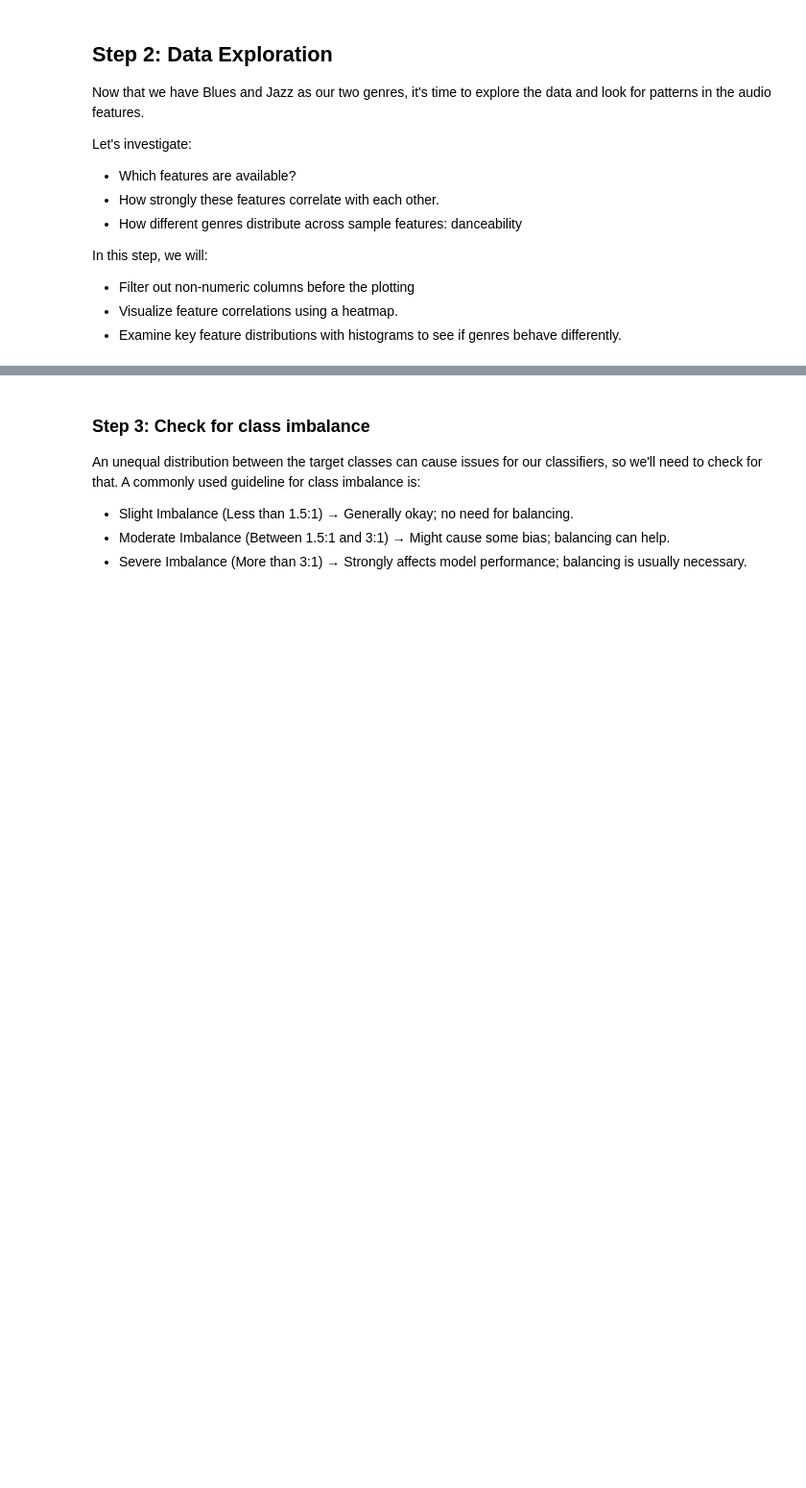
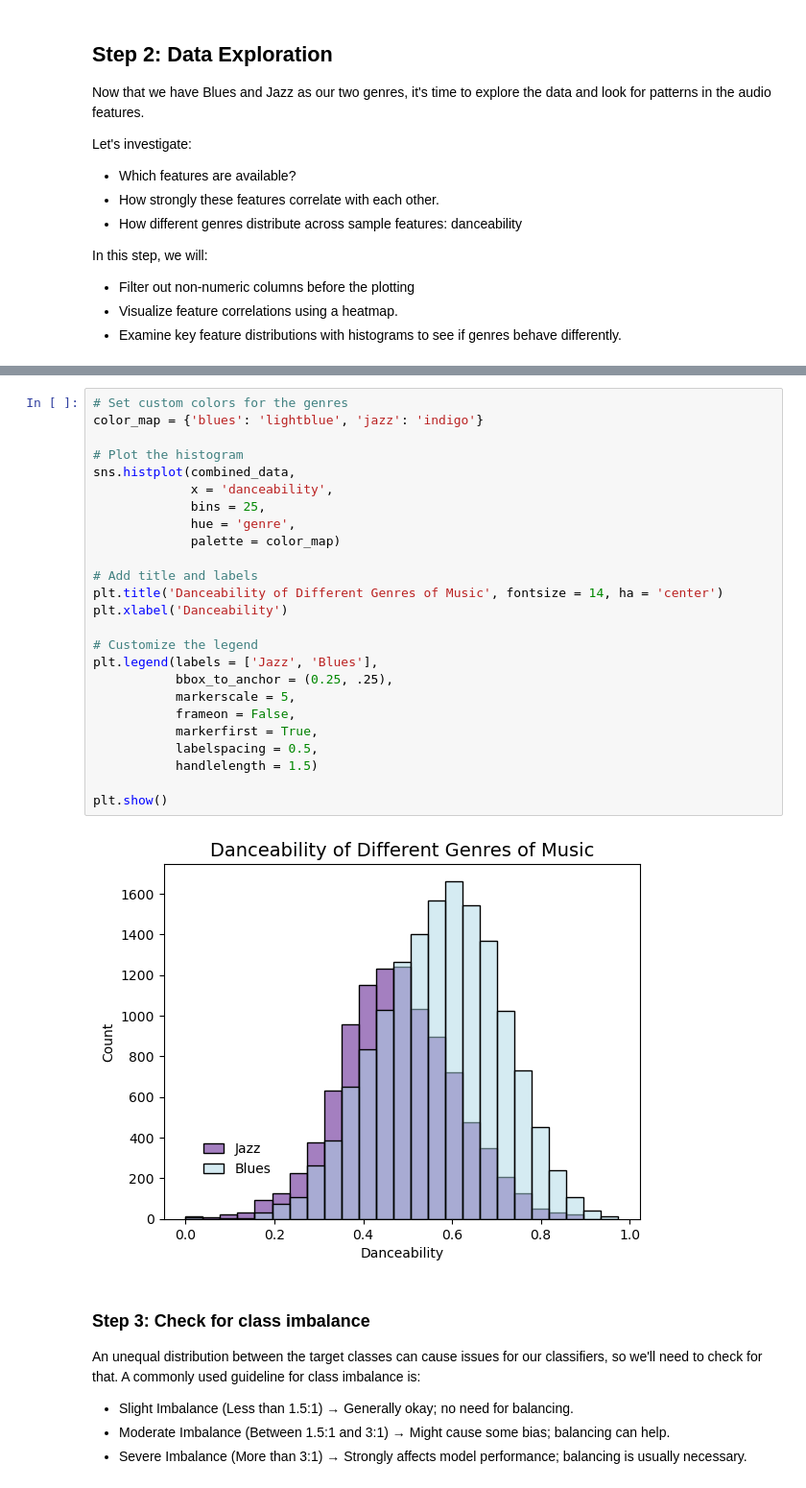
Before and after one commit to stephenccodes/EDS232-labs, a Jupyter notebook: Week4/lab4-spotify.ipynb, the cells around one changed output, grey strips where cells are left out. Shown at 96% size. Cells and saved outputs as stored; diff of their text form; blank space fills up the shorter version.

```diff
--- a/Week4/lab4-spotify.ipynb
+++ b/Week4/lab4-spotify.ipynb
@@ -96,3 +121,30 @@ numeric_features['genre'] =
+# %%
+# Set custom colors for the genres
+color_map = {'blues': 'lightblue', 'jazz': 'indigo'}
+
+# Plot the histogram
+sns.histplot(combined_data,
+             x = 'danceability',
+             bins = 25,
+             hue = 'genre',
+             palette = color_map)
+
+# Add title and labels
+plt.title('Danceability of Different Genres of Music', fontsize = 14, ha = 'center')
+plt.xlabel('Danceability')
+
+# Customize the legend
+plt.legend(labels = ['Jazz', 'Blues'],
+           bbox_to_anchor = (0.25, .25),
+           markerscale = 5,
+           frameon = False,
+           markerfirst = True,
+           labelspacing = 0.5,
+           handlelength = 1.5)
+
+plt.show()
+# %% [output]
+[figure, added]
 # %% [markdown]
 ### Step 3: Check for class imbalance
 An unequal distribution between the target classes can cause issues for our classifiers, so we'll need to check for that. A commonly used guideline for class imbalance is:
```
Also changed, not shown: parts of 25 cells of this notebook.
